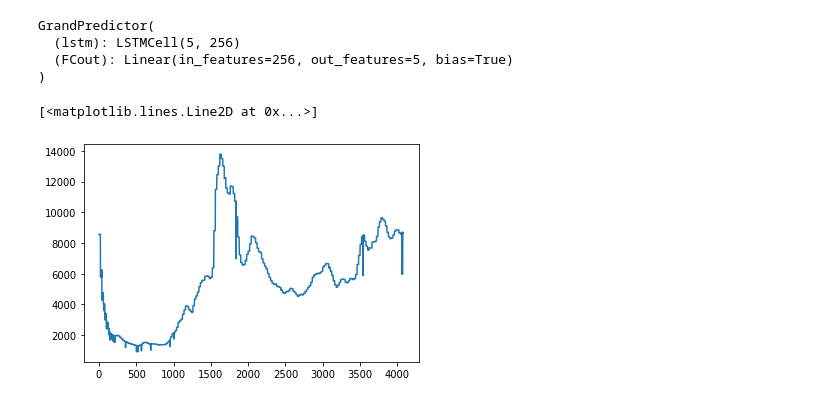
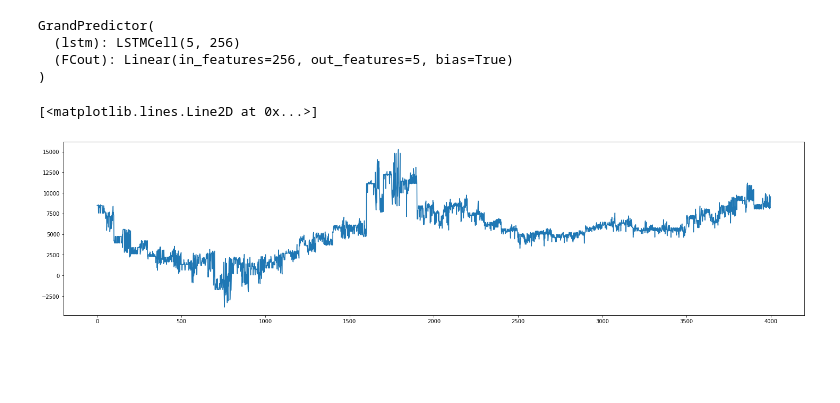
Before and after one commit to Kicory/ML_StockPJ, a Jupyter notebook: Notebook/TheGrandPredictor.ipynb, the cells around one changed output. Drawn from its saved outputs; the diff is of its cells as text; code cells hidden in the pictures; blank space fills up the shorter version.

```diff
--- a/Notebook/TheGrandPredictor.ipynb
+++ b/Notebook/TheGrandPredictor.ipynb
@@ -91,10 +91,17 @@ class GrandPredictor(nn.Module):
     self.lstm = nn.LSTMCell(5, hiddenSize)
     self.FCout = nn.Linear(hiddenSize, 5)
 
-  def forward(self, x):
-    h, c = self.lstm(x)
+  def forward(self, x, h=None, c=None):
+    if h is None or c is None:
+      h, c = self.lstm(x)
+    else:
+      h, c = self.lstm(x, (h, c))
     prediction = self.FCout(h)
-    return (prediction, h, c)
+    return prediction, h, c
+# %%
+maxEpoch = 10
+learningRate = 0.01
+batchSize = 4
 # %%
 predictor = GrandPredictor(256)
 predictor = predictor.to(device)
@@ -139,52 +143,50 @@ def predictorTrainer(predictor, x, futureRatio=0.5, TFRatio=0.5):
     assert predictFrom >= 1, 'No given data, no prediction.'
 
     for day in range(0, predictFrom):
-      h, c = self.lstm(x[day])
-      prevPrediction = self.FCout(h)
+      prevPrediction, h, c = predictor(x[day], None, None)
       output.append(prevPrediction.clone())
 
     for day in range(predictFrom, seqLen):
       if random.uniform(0, 1) > TFRatio:
         # No Teach forcing.
-        h, c = self.lstm(prevPrediction, (h, c))
+        prevPrediction, h, c = predictor(prevPrediction, h, c)
       else:
         # Yes, Teach forcing.
-        h, c = self.lstm(x[day], (h, c))
+        prevPrediction, h, c = predictor(x[day], h, c)
 
-      prevPrediction = self.FCout(h)
       output.append(prevPrediction.clone())
 
     return torch.stack(output)
 # %%
 # Training process
 
 it = 0
 predictor.train()
 
 losses = []
 prices = []
 
 for epoch in range(1):
-  reader = getInputData(os.path.join(data_dir, '000020.KS.csv'), 20, 1)
+  reader = getInputData(os.path.join(data_dir, '000020.KS.csv'), 100, 1)
   predictor.train()
   for data in reader:
     it = it + 1
     data = data.to(device);
 
-    esti = predictor(data, 1, 0.5)
+    esti = predictorTrainer(predictor, data, 0.5, 0.5)
 
     loss = F.mse_loss(esti[:, :, 3], data[:, :, 3])
-    prices += esti[:, :, 3].cpu().detach().view(20).tolist()
+    prices += esti[:, :, 3].cpu().detach().view(100).tolist()
     optimizer.zero_grad()
     loss.backward()
     optimizer.step()
     losses.append(loss.item())
 
-
+plt.figure(figsize=(25, 6))
 plt.plot(prices, label='train loss')
 # %% [output]
 [<matplotlib.lines.Line2D at 0x...>]
-[figure, old version]
+[figure, new version]
 # %%
 def testDataLoader(theFile):
   reader = pd.read_csv(theFile, sep=',', chunksize=1, usecols=[1, 2, 3, 4, 5])
```
Also changed, not shown: parts of 7 cells of this notebook.
